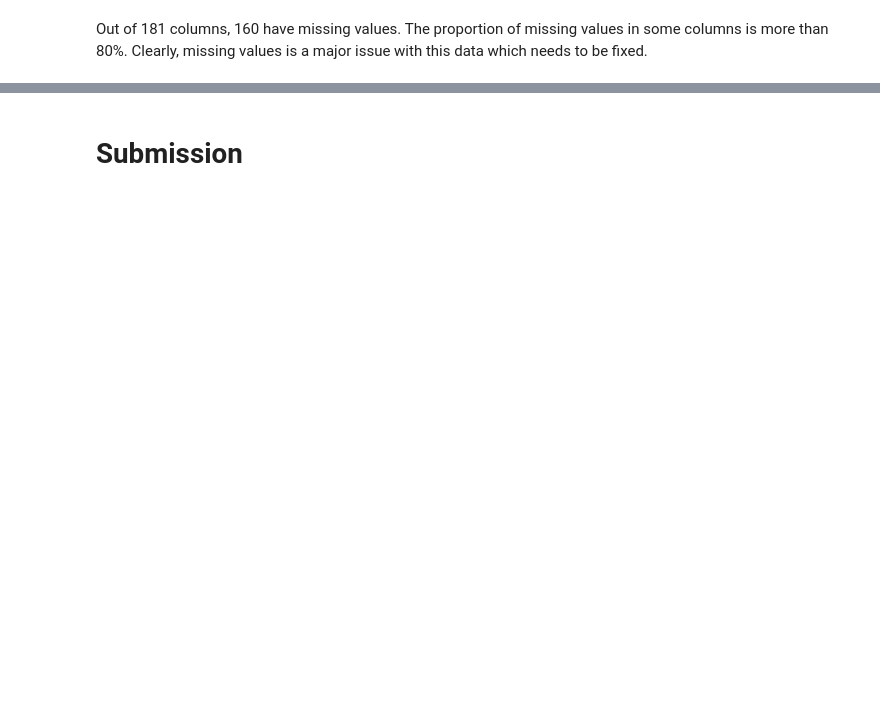
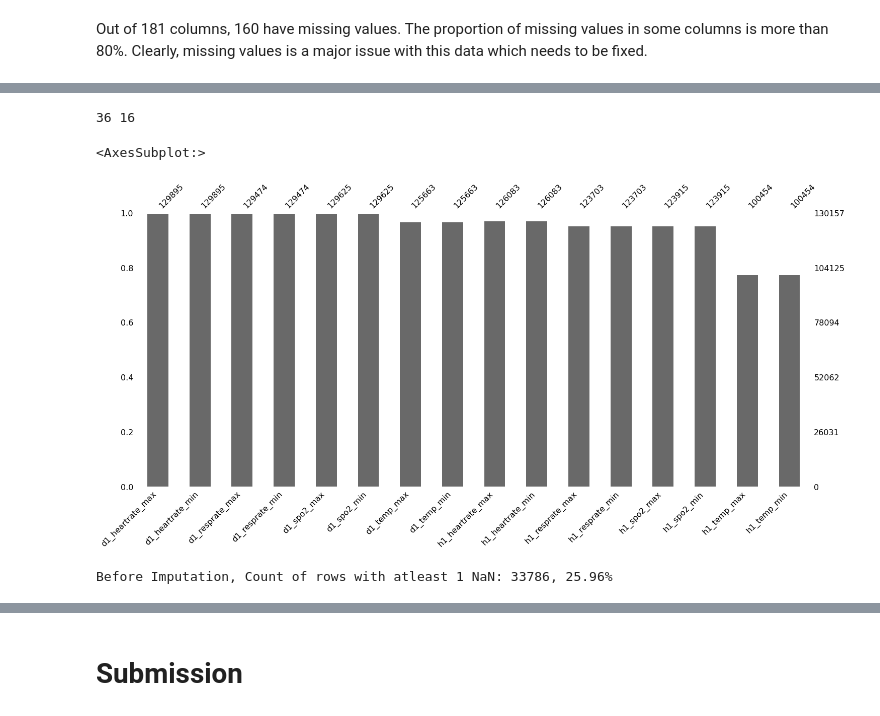
Before and after one commit to sreedevigattu/wids2021, a Jupyter notebook: model.ipynb, the cells around one changed output, grey strips where cells are left out. Saved outputs shown, nothing was run; the diff lists cells and outputs as text; code cells hidden in the pictures; blank space fills up the shorter version.

```diff
--- a/model.ipynb
+++ b/model.ipynb
@@ -836,0 +921,32 @@ Time taken: 0:01:02.441190
+# %%
+VITALS_BP_COLUMNS_TO_INCLUDE = [
+        'd1_diasbp_invasive_max', 'd1_diasbp_invasive_min', 'd1_diasbp_max', 'd1_diasbp_min',
+        'd1_diasbp_noninvasive_max', 'd1_diasbp_noninvasive_min', 'd1_mbp_invasive_max', 'd1_mbp_invasive_min',
+        'd1_mbp_max', 'd1_mbp_min', 'd1_mbp_noninvasive_max', 'd1_mbp_noninvasive_min',
+        'd1_sysbp_invasive_max', 'd1_sysbp_invasive_min', 'd1_sysbp_max', 'd1_sysbp_min',
+        'd1_sysbp_noninvasive_max', 'd1_sysbp_noninvasive_min',
+        'h1_diasbp_invasive_max', 'h1_diasbp_invasive_min', 'h1_diasbp_max', 'h1_diasbp_min',
+        'h1_diasbp_noninvasive_max', 'h1_diasbp_noninvasive_min', 'h1_mbp_invasive_max', 'h1_mbp_invasive_min', 'h1_mbp_max', 'h1_mbp_min',
+        'h1_mbp_noninvasive_max', 'h1_mbp_noninvasive_min', 'h1_sysbp_invasive_max', 'h1_sysbp_invasive_min',
+        'h1_sysbp_max', 'h1_sysbp_min', 'h1_sysbp_noninvasive_max', 'h1_sysbp_noninvasive_min']
+
+VITALS_NONBP_COLUMNS_TO_INCLUDE = [
+        'd1_heartrate_max', 'd1_heartrate_min', 'd1_resprate_max', 'd1_resprate_min',
+        'd1_spo2_max', 'd1_spo2_min', 'd1_temp_max', 'd1_temp_min',
+        'h1_heartrate_max', 'h1_heartrate_min', 'h1_resprate_max', 'h1_resprate_min',
+        'h1_spo2_max', 'h1_spo2_min', 'h1_temp_max', 'h1_temp_min']
+# %%
+print(len(VITALS_BP_COLUMNS_TO_INCLUDE), len(VITALS_NONBP_COLUMNS_TO_INCLUDE))
+# %% [output]
+36 16
+# %%
+df_vitals_nonbp_ = df[VITALS_NONBP_COLUMNS_TO_INCLUDE]
+# %%
+msno.bar(df_vitals_nonbp_)
+# %% [output]
+<AxesSubplot:>
+[figure, added]
+# %%
+print(f"Before Imputation, Count of rows with atleast 1 NaN: {nanRows(df_vitals_nonbp_)}")
+# %% [output]
+Before Imputation, Count of rows with atleast 1 NaN: 33786, 25.96%
```
Also changed, not shown: parts of 124 cells of this notebook.
